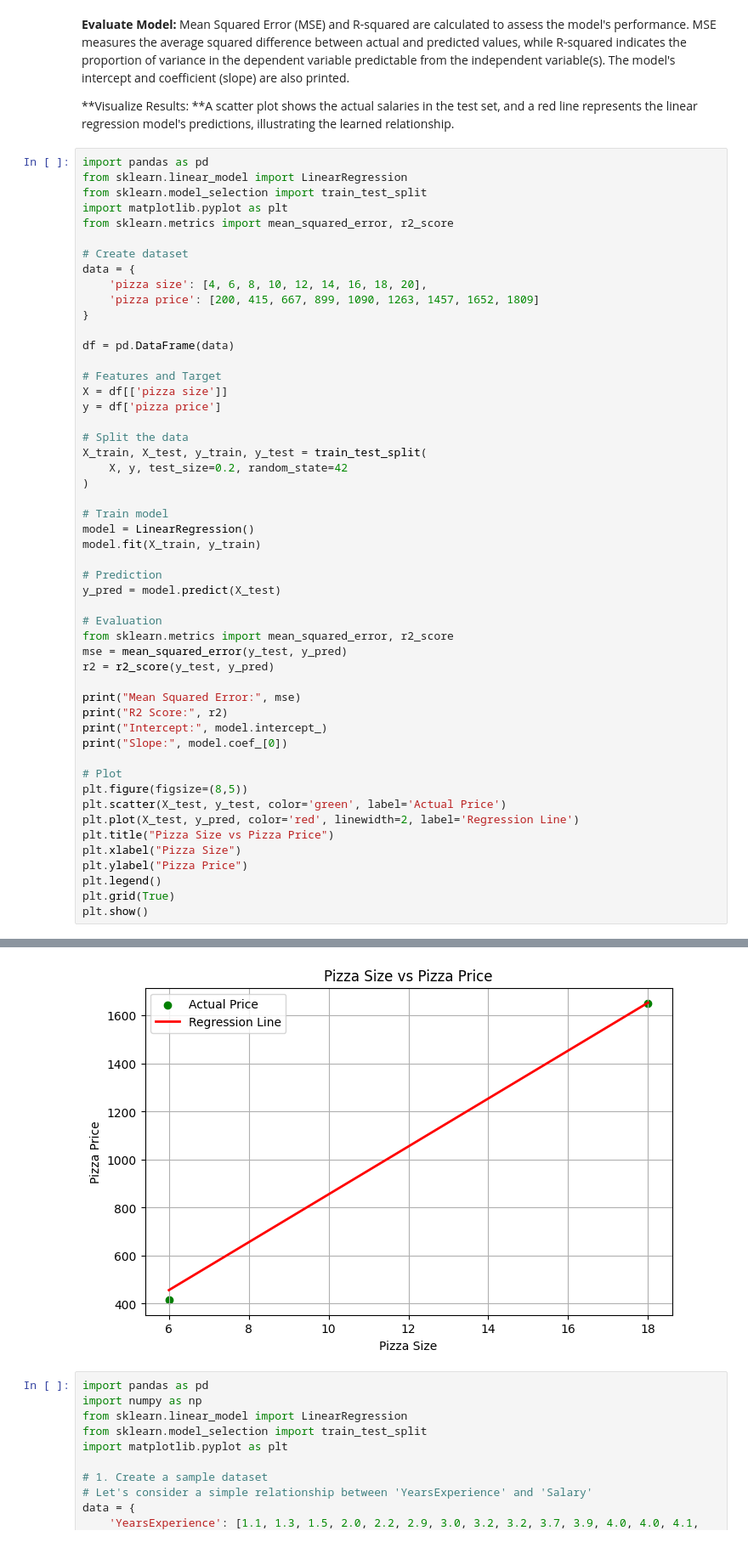
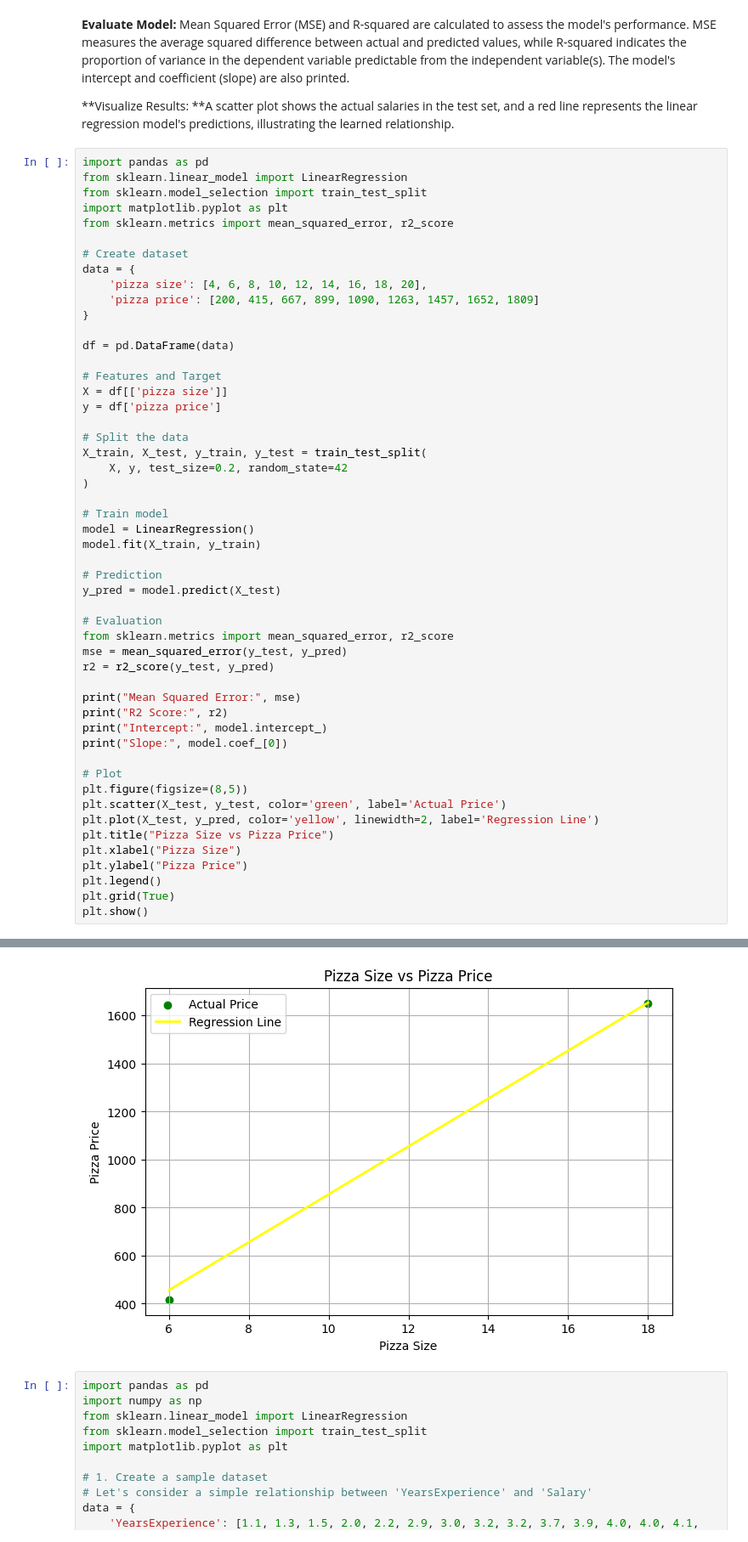
Before and after one commit to esnakaridharanioffical-lgtm/ML_LAB_2026-27, a Jupyter notebook: linear_regression.ipynb, the cells around one changed output, grey strips where cells are left out. Shown at 85% size. Saved outputs shown, nothing was run; the diff lists cells and outputs as text.

```diff
--- a/linear_regression.ipynb
+++ b/linear_regression.ipynb
@@ -48,35 +48,35 @@ X_train, X_test, y_train, y_test = train_test_split(
 model = LinearRegression()
 model.fit(X_train, y_train)
 
 # Prediction
 y_pred = model.predict(X_test)
 
 # Evaluation
 from sklearn.metrics import mean_squared_error, r2_score
 mse = mean_squared_error(y_test, y_pred)
 r2 = r2_score(y_test, y_pred)
 
 print("Mean Squared Error:", mse)
 print("R2 Score:", r2)
 print("Intercept:", model.intercept_)
 print("Slope:", model.coef_[0])
 
 # Plot
 plt.figure(figsize=(8,5))
 plt.scatter(X_test, y_test, color='green', label='Actual Price')
-plt.plot(X_test, y_pred, color='red', linewidth=2, label='Regression Line')
+plt.plot(X_test, y_pred, color='yellow', linewidth=2, label='Regression Line')
 plt.title("Pizza Size vs Pizza Price")
 plt.xlabel("Pizza Size")
 plt.ylabel("Pizza Price")
 plt.legend()
 plt.grid(True)
 plt.show()
 # %% [output]
 Mean Squared Error: 859.397959183683
 R2 Score: 0.9977534560975064
 Intercept: -142.14285714285666
 Slope: 99.76190476190472
-[figure, old version]
+[figure, new version]
 # %%
 import pandas as pd
 import numpy as np
```
Also changed, not shown: parts of 1 cell of this notebook.
